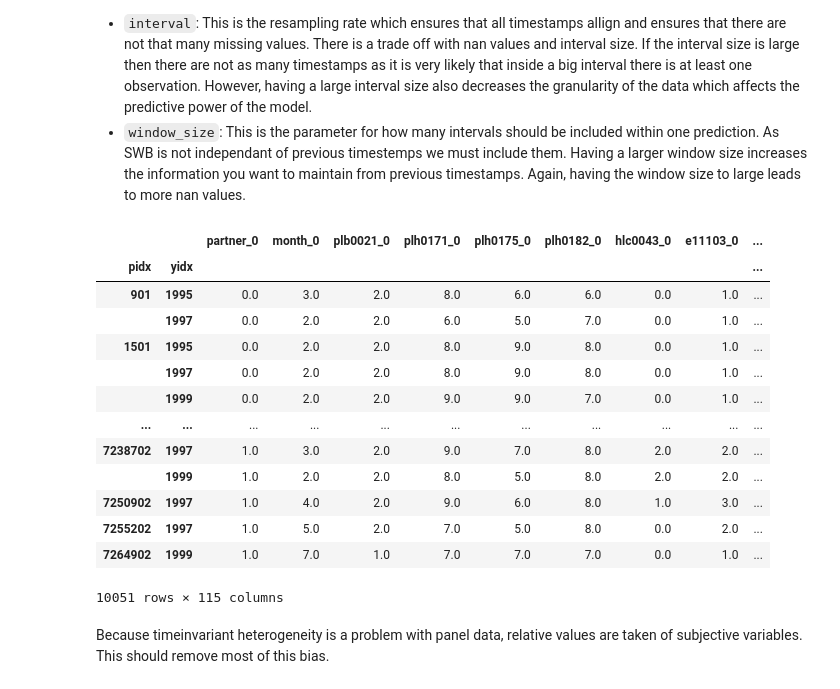
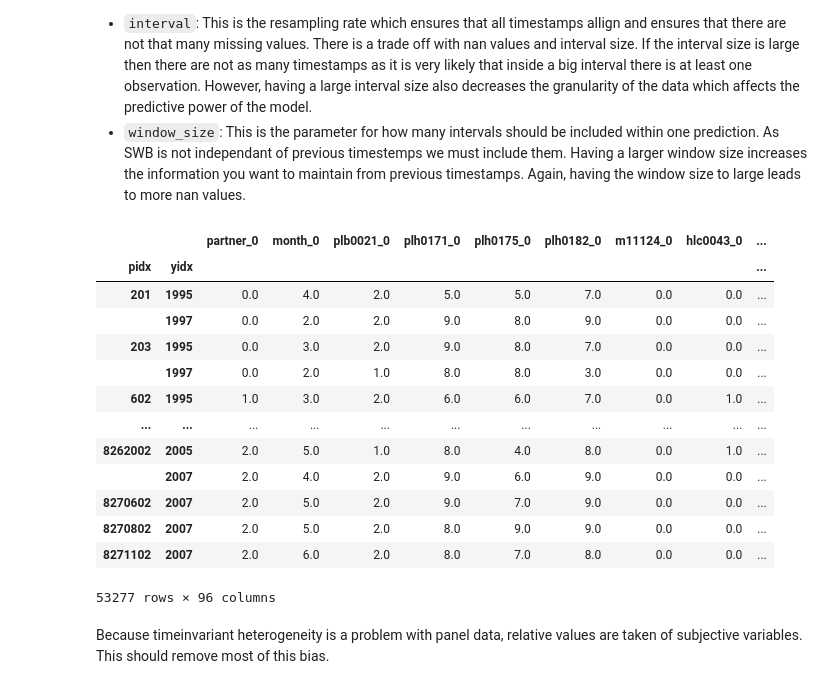
Before and after one commit to marcosousapoza/swb-temperature, a Jupyter notebook: randomforest.ipynb, the cells around one changed output. Saved outputs shown, nothing was run; the diff lists cells and outputs as text; code cells hidden in the pictures.

```diff
--- a/randomforest.ipynb
+++ b/randomforest.ipynb
@@ -23,6 +23,7 @@ timevariant = [
     'plh0171', # satisfaction with health
     'plh0175', # satisfaction with hh income
     'plh0182', # satisfaction with life
+    'm11124', # Disability status
     'hlc0043', # number of children
     'e11103', # labour participation
     'hlf0001_h', # home ownership
@@ -41,6 +42,7 @@ categorical = [
     'bula_h', 'sex', 'year', 'month',
     'plb0021', # unemployed
     'partner',
+    'm11124', # Disability status
     'e11103', # labour participation
     'hlf0001_h', # home ownership
     #'hlk0056', # type of interview
@@ -116,3 +120,11 @@ for i, var in enumerate(categorical):
+# %%
+calc = [
+    'plh0171', # satisfaction with health
+    'plh0175', # satisfaction with hh income
+    'plh0182'  # satisfaction with life
+]
+for var in calc:
+    soep.loc[soep[var] <= 0, var] = np.nan
 # %% [markdown]
 ## Creating the Window
 
@@ -146,48 +158,48 @@ def create_window(df, window_size=2, interval=5, start=1985):
     df = df.sort_values(['pidx', 'yidx'])\
            .reset_index(drop=True)
     df = df.groupby(
                  ((df['yidx'].shift(-1) != df['yidx']+interval) |
                   (df['pidx'].shift(-1) != df['pidx'])).cumsum())\
            .filter(lambda x: x.shape[0] >= window_size)\
            .set_index(['pidx', 'yidx'])
 
     # create the first timestamp is created (just a ref to df)
     df = df.add_suffix('_0')
     t0_cols = list(df.columns)
 
     # create window
     for i in tqdm(range(1, window_size)):
         # shift year
         ti = df.loc[:, t0_cols].groupby('pidx').shift(-i)
         # set new column names
         ti.columns = list(map(lambda x: x[:-1]+str(i), ti.columns))
         # join with df
         df = df.join(ti, how='left')
         # Drop rows with gaps
         df.dropna(inplace=True)
     return df
 
 
 # create window
-interval, window_size = 2, 5
+interval, window_size = 2, 4
 data = create_window(soep[timevariant], window_size, interval)
 
 data
 # %% [output]
-|  |  | partner_0 | month_0 | plb0021_0 | plh0171_0 | plh0175_0 | plh0182_0 | hlc0043_0 | e11103_0 | ... |
+|  |  | partner_0 | month_0 | plb0021_0 | plh0171_0 | plh0175_0 | plh0182_0 | m11124_0 | hlc0043_0 | ... |
 | pidx | yidx |  |  |  |  |  |  |  |  | ... |
-| 901 | 1995 | 0.0 | 3.0 | 2.0 | 8.0 | 6.0 | 6.0 | 0.0 | 1.0 | ... |
-|  | 1997 | 0.0 | 2.0 | 2.0 | 6.0 | 5.0 | 7.0 | 0.0 | 1.0 | ... |
-| 1501 | 1995 | 0.0 | 2.0 | 2.0 | 8.0 | 9.0 | 8.0 | 0.0 | 1.0 | ... |
-|  | 1997 | 0.0 | 2.0 | 2.0 | 8.0 | 9.0 | 8.0 | 0.0 | 1.0 | ... |
-|  | 1999 | 0.0 | 2.0 | 2.0 | 9.0 | 9.0 | 7.0 | 0.0 | 1.0 | ... |
+| 201 | 1995 | 0.0 | 4.0 | 2.0 | 5.0 | 5.0 | 7.0 | 0.0 | 0.0 | ... |
+|  | 1997 | 0.0 | 2.0 | 2.0 | 9.0 | 8.0 | 9.0 | 0.0 | 0.0 | ... |
+| 203 | 1995 | 0.0 | 3.0 | 2.0 | 9.0 | 8.0 | 7.0 | 0.0 | 0.0 | ... |
+|  | 1997 | 0.0 | 2.0 | 1.0 | 8.0 | 8.0 | 3.0 | 0.0 | 0.0 | ... |
+| 602 | 1995 | 1.0 | 3.0 | 2.0 | 6.0 | 6.0 | 7.0 | 0.0 | 1.0 | ... |
 | ... | ... | ... | ... | ... | ... | ... | ... | ... | ... | ... |
-| 7238702 | 1997 | 1.0 | 3.0 | 2.0 | 9.0 | 7.0 | 8.0 | 2.0 | 2.0 | ... |
-|  | 1999 | 1.0 | 2.0 | 2.0 | 8.0 | 5.0 | 8.0 | 2.0 | 2.0 | ... |
-| 7250902 | 1997 | 1.0 | 4.0 | 2.0 | 9.0 | 6.0 | 8.0 | 1.0 | 3.0 | ... |
-| 7255202 | 1997 | 1.0 | 5.0 | 2.0 | 7.0 | 5.0 | 8.0 | 0.0 | 2.0 | ... |
-| 7264902 | 1999 | 1.0 | 7.0 | 1.0 | 7.0 | 7.0 | 7.0 | 0.0 | 1.0 | ... |
+| 8262002 | 2005 | 2.0 | 5.0 | 1.0 | 8.0 | 4.0 | 8.0 | 0.0 | 1.0 | ... |
+|  | 2007 | 2.0 | 4.0 | 2.0 | 9.0 | 6.0 | 9.0 | 0.0 | 0.0 | ... |
+| 8270602 | 2007 | 2.0 | 5.0 | 2.0 | 9.0 | 7.0 | 9.0 | 0.0 | 0.0 | ... |
+| 8270802 | 2007 | 2.0 | 5.0 | 2.0 | 8.0 | 9.0 | 9.0 | 0.0 | 0.0 | ... |
+| 8271102 | 2007 | 2.0 | 6.0 | 2.0 | 8.0 | 7.0 | 8.0 | 0.0 | 0.0 | ... |
-10051 rows × 115 columns
+53277 rows × 96 columns
 # %% [markdown]
 Because timeinvariant heterogeneity is a problem with panel data, relative values are taken of subjective variables. This should remove most of this bias.
 # %%
```
Also changed, not shown: parts of 10 cells of this notebook, 1 other file.
